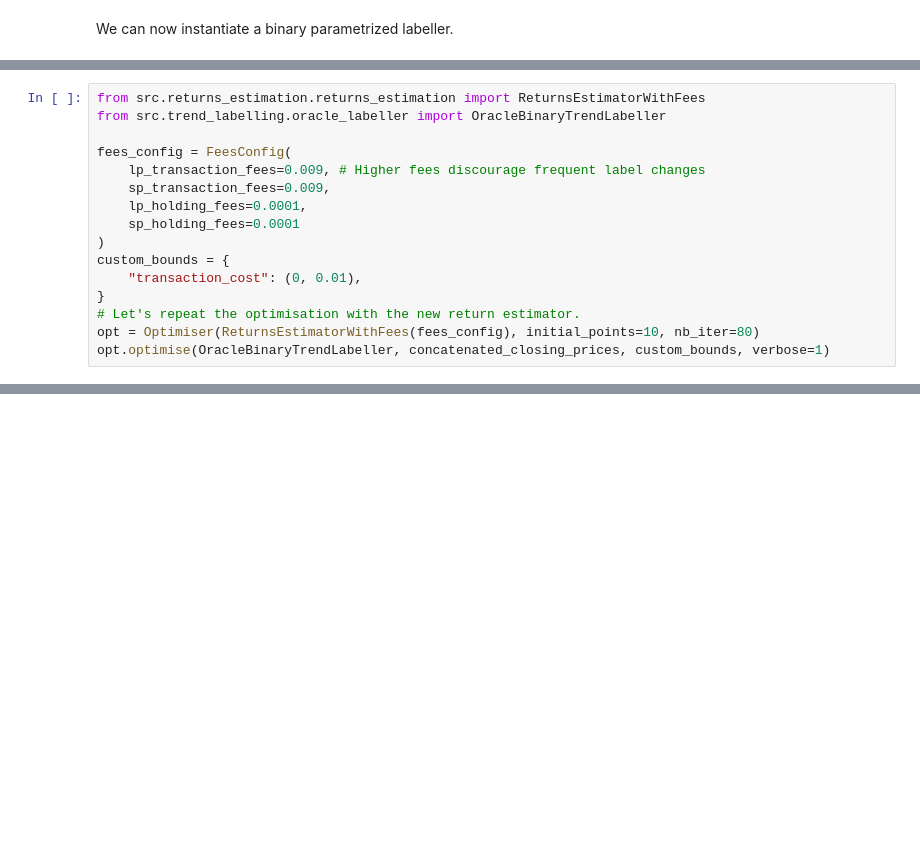
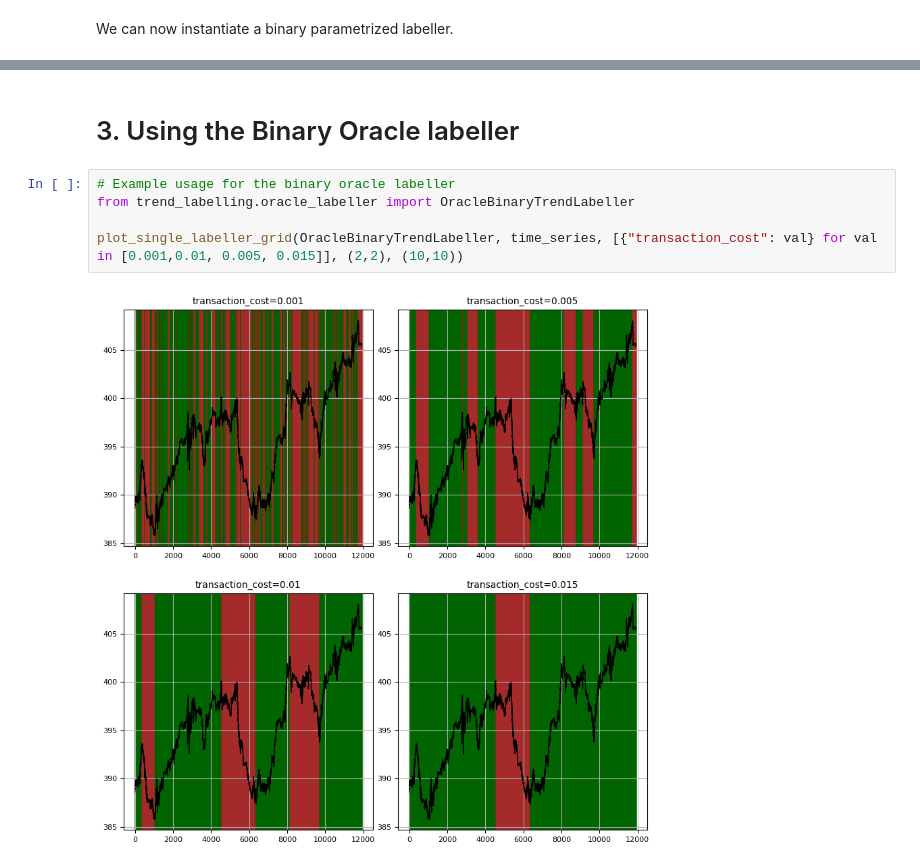
Before and after one commit to agpenas/tstrends, a Jupyter notebook: notebooks/labellers_catalog.ipynb, the cells around one changed output, grey strips where cells are left out. Cells and saved outputs as stored; diff of their text form; blank space fills up the shorter version.

Commit message:
Usage examples and readme

```diff
--- a/notebooks/labellers_catalog.ipynb
+++ b/notebooks/labellers_catalog.ipynb
@@ -42,16 +107,0 @@ Uptrend periods: 4449, Downtrend periods: 7094
-# %%
-from src.returns_estimation.returns_estimation import ReturnsEstimatorWithFees
-from src.trend_labelling.oracle_labeller import OracleBinaryTrendLabeller
-
-fees_config = FeesConfig(
-    lp_transaction_fees=0.009, # Higher fees discourage frequent label changes
-    sp_transaction_fees=0.009,
-    lp_holding_fees=0.0001,
-    sp_holding_fees=0.0001
-)
-custom_bounds = {
-    "transaction_cost": (0, 0.01),
-}
-# Let's repeat the optimisation with the new return estimator.
-opt = Optimiser(ReturnsEstimatorWithFees(fees_config), initial_points=10, nb_iter=80)
-opt.optimise(OracleBinaryTrendLabeller, concatenated_closing_prices, custom_bounds, verbose=1)
@@ -534,0 +136,9 @@ ValueError: operands could not be broadcast together with shapes (11913,3) (1191
+# %% [markdown]
+# 3. Using the Binary Oracle labeller
+# %%
+# Example usage for the binary oracle labeller
+from trend_labelling.oracle_labeller import OracleBinaryTrendLabeller
+
+plot_single_labeller_grid(OracleBinaryTrendLabeller, time_series, [{"transaction_cost": val} for val in [0.001,0.01, 0.005, 0.015]], (2,2), (10,10))
+# %% [output]
+[figure, added]
```
Also changed, not shown: parts of 34 cells of this notebook, 12 other files.
